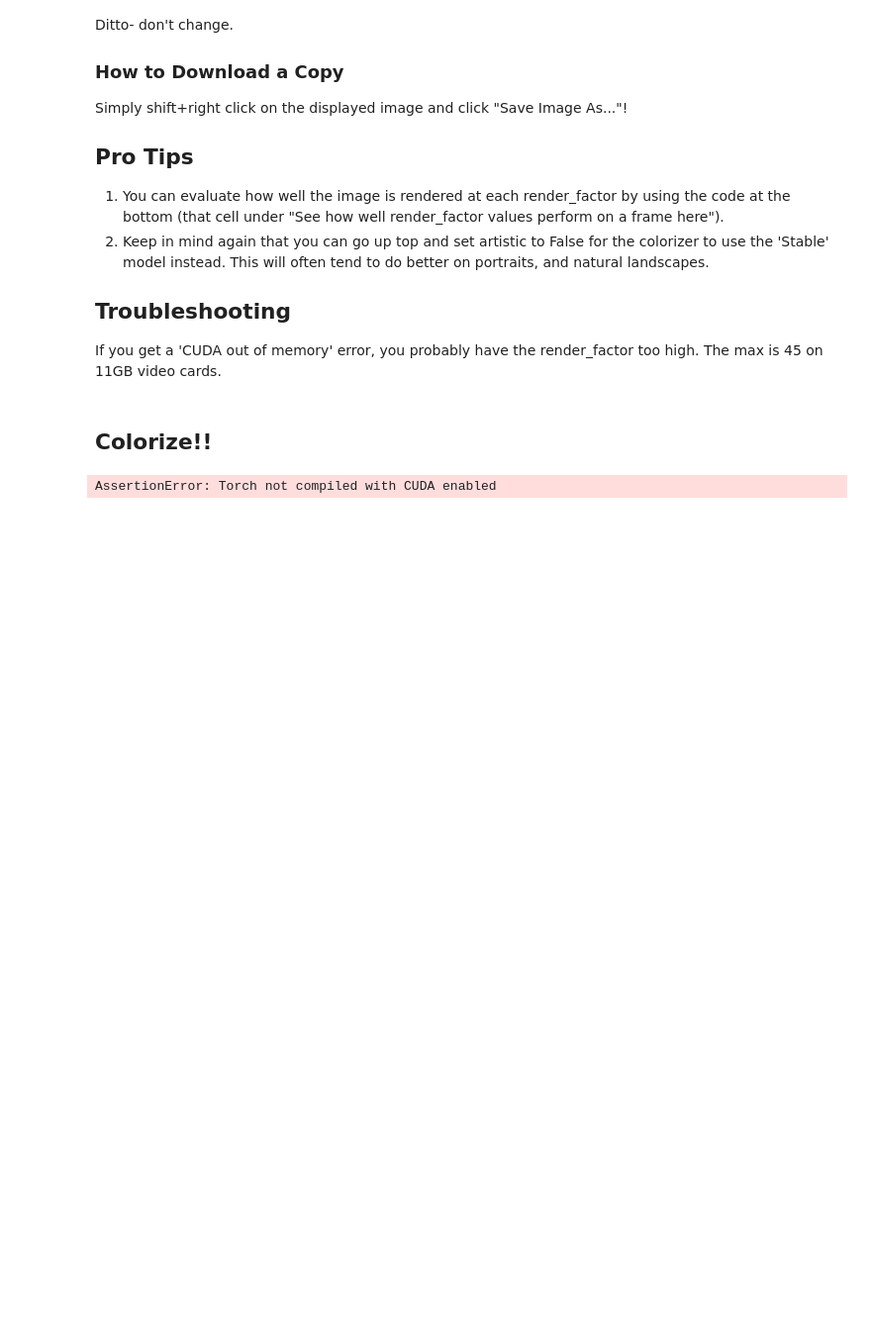
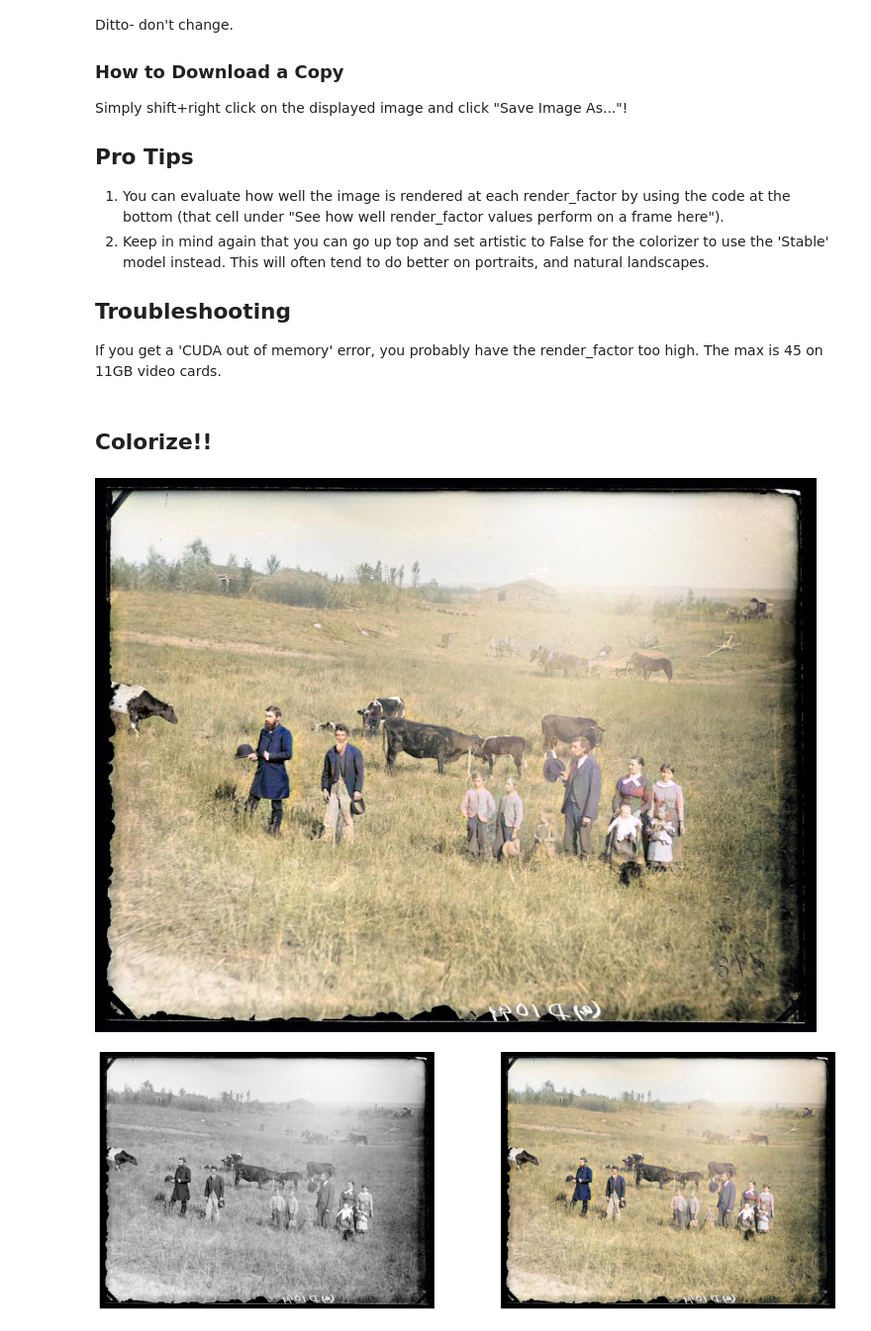
Before and after one commit to ilnmtlbnm/DeOldify, a Jupyter notebook: ImageColorizer.ipynb, the cells around one changed output. Shown at 99% size. Saved outputs shown, nothing was run; the diff lists cells and outputs as text; code cells hidden in the pictures; blank space fills up the shorter version.

```diff
--- a/ImageColorizer.ipynb
+++ b/ImageColorizer.ipynb
@@ -38,16 +40,20 @@ If you get a 'CUDA out of memory' error, you probably have the render_factor too
 # %%
 #NOTE:  Max is 45 with 11GB video cards. 35 is a good default
 render_factor=45
+#NOTE : on CPU, render_fasctor is limited by the system's RAM+SWAP
 #NOTE:  Make source_url None to just read from file at ./video/source/[file_name] directly without modification
-source_url='https://upload.wikimedia.org/wikipedia/commons/e/e4/Raceland_Louisiana_Beer_Drinkers_Russell_Lee.jpg'
-source_path = 'test_images/image.png'
+#source_url='https://upload.wikimedia.org/wikipedia/commons/e/e4/Raceland_Louisiana_Beer_Drinkers_Russell_Lee.jpg'
+source_url = None
+#source_path = 'test_images/soldier.jpg'
+source_path = 'test_images/nebraska.jpg'
 result_path = None
 
 if source_url is not None:
     result_path = colorizer.plot_transformed_image_from_url(url=source_url, path=source_path, render_factor=render_factor, compare=True)
 else:
     result_path = colorizer.plot_transformed_image(path=source_path, render_factor=render_factor, compare=True)
 
 show_image_in_notebook(result_path)
 # %% [output]
-AssertionError: Torch not compiled with CUDA enabled
+[figure, added]
+[figure, added]
```
Also changed, not shown: parts of 1 cell of this notebook, 3 other files.
